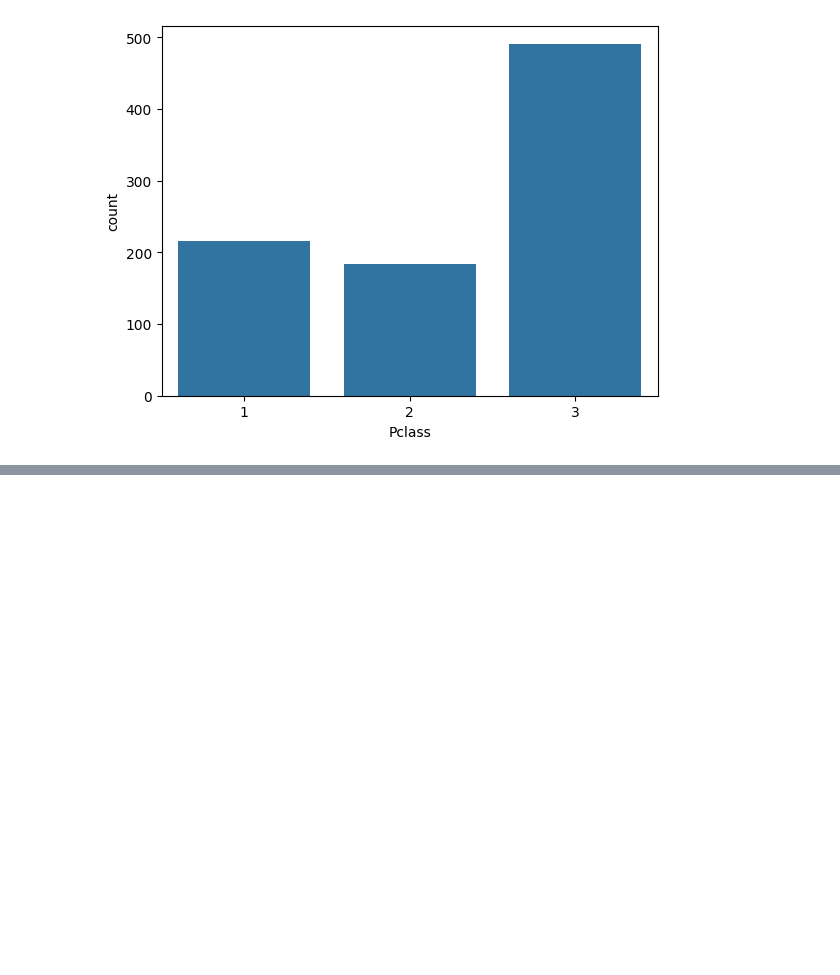
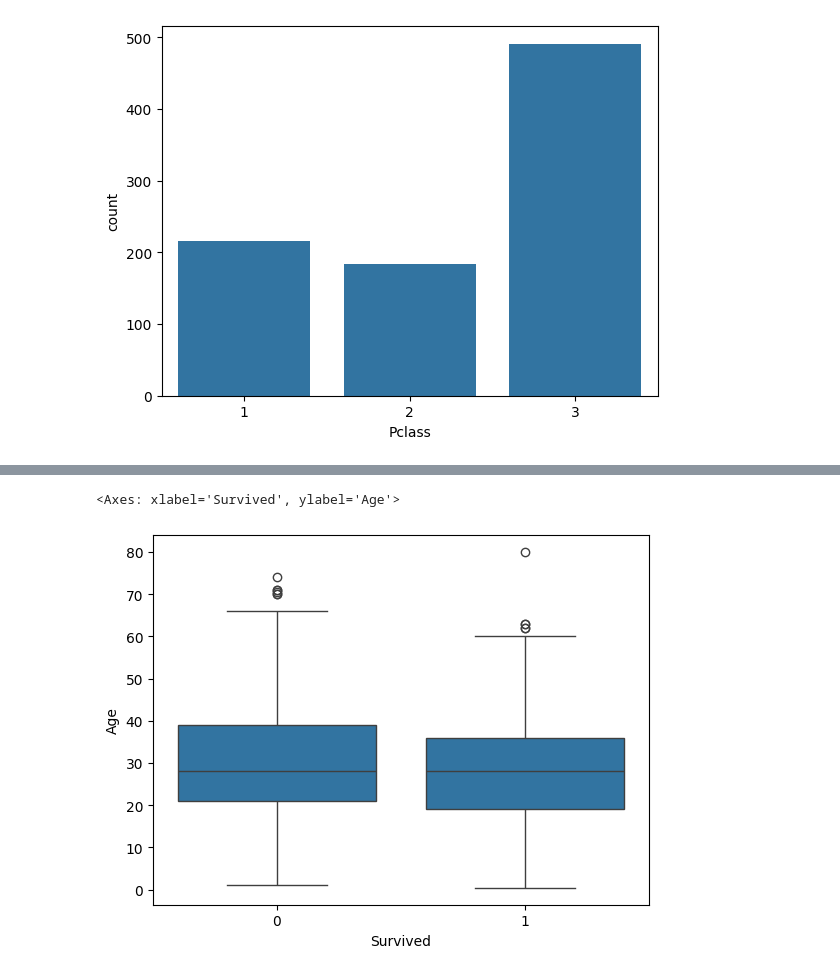
Before and after one commit to soumit02/Machine-Learning-Practice, a Jupyter notebook: src/AssignmentWork/Titanic_EDA.ipynb, the cells around one changed output, grey strips where cells are left out. Drawn from its saved outputs; the diff is of its cells as text; code cells hidden in the pictures; blank space fills up the shorter version.

```diff
--- a/src/AssignmentWork/Titanic_EDA.ipynb
+++ b/src/AssignmentWork/Titanic_EDA.ipynb
@@ -92,0 +131,6 @@ sns.countplot(x='Pclass',data=df)
+# %%
+# Plot and compare the age distribution of survivors vs. non-survivors.
+sns.boxplot(x="Survived", y="Age", data=df)
+# %% [output]
+<Axes: xlabel='Survived', ylabel='Age'>
+[figure, added]
```
Also changed, not shown: parts of 12 cells of this notebook.
